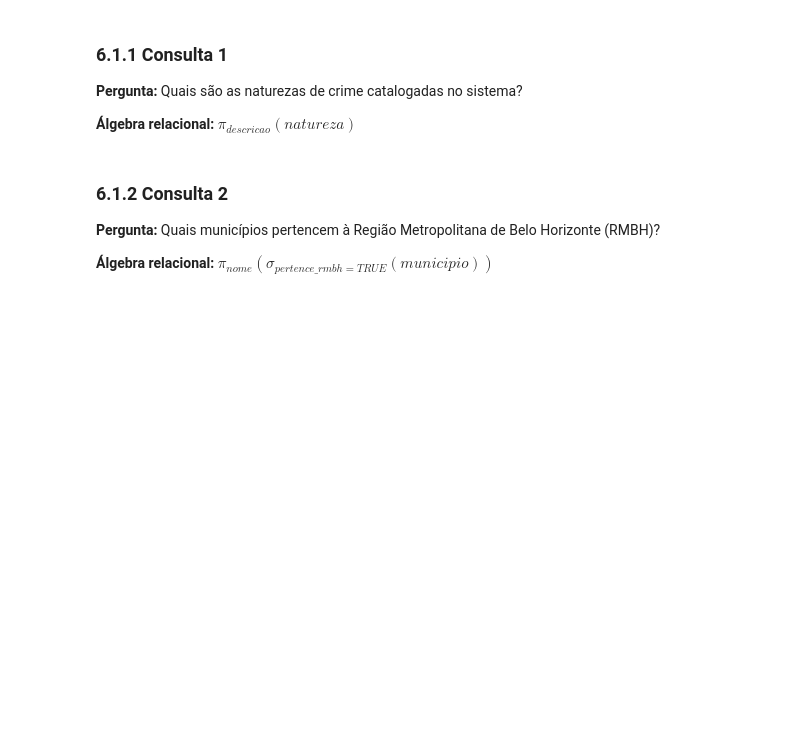
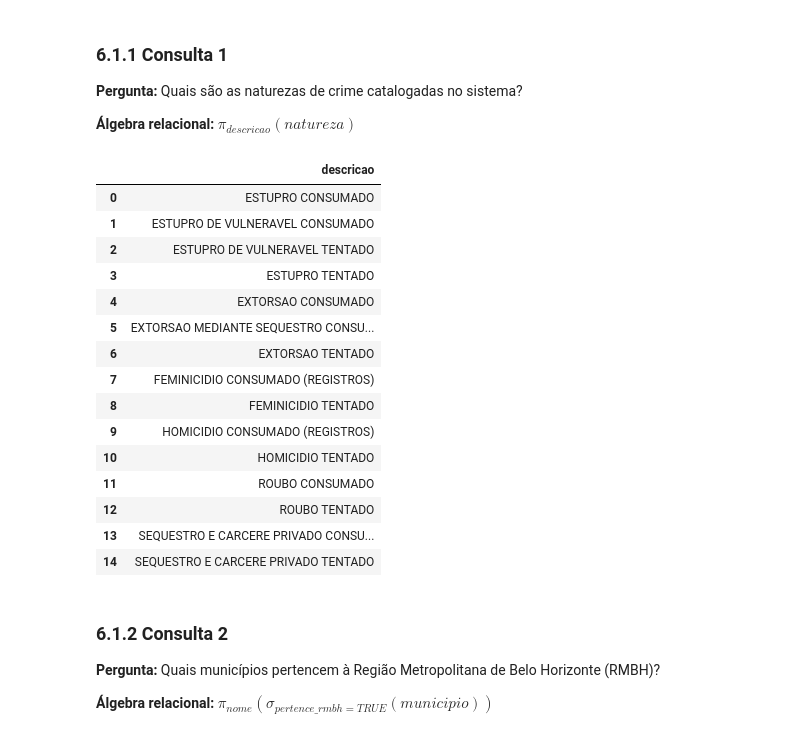
Before and after one commit to victor-vilelab/crimes-violentos-mg, a Jupyter notebook: tp_template.ipynb, the cells around one changed output. Cells and saved outputs as stored; diff of their text form; code cells hidden in the pictures; blank space fills up the shorter version.

```diff
--- a/tp_template.ipynb
+++ b/tp_template.ipynb
@@ -99,9 +147,27 @@ As 10 consultas a seguir exercitam os operadores fundamentais da álgebra relaci
 # %%
 pd.read_sql('''
     SELECT descricao
     FROM natureza
+    WHERE consumado = TRUE
     ORDER BY descricao
 ''', engine)
+# %% [output]
+|  | descricao |
+| 0 | ESTUPRO CONSUMADO |
+| 1 | ESTUPRO DE VULNERAVEL CONSUMADO |
+| 2 | ESTUPRO DE VULNERAVEL TENTADO |
+| 3 | ESTUPRO TENTADO |
+| 4 | EXTORSAO CONSUMADO |
+| 5 | EXTORSAO MEDIANTE SEQUESTRO CONSU... |
+| 6 | EXTORSAO TENTADO |
+| 7 | FEMINICIDIO CONSUMADO (REGISTROS) |
+| 8 | FEMINICIDIO TENTADO |
+| 9 | HOMICIDIO CONSUMADO (REGISTROS) |
+| 10 | HOMICIDIO TENTADO |
+| 11 | ROUBO CONSUMADO |
+| 12 | ROUBO TENTADO |
+| 13 | SEQUESTRO E CARCERE PRIVADO CONSU... |
+| 14 | SEQUESTRO E CARCERE PRIVADO TENTADO |
 # %% [markdown]
 ### 6.1.2 Consulta 2
 
```
Also changed, not shown: parts of 11 cells of this notebook.
